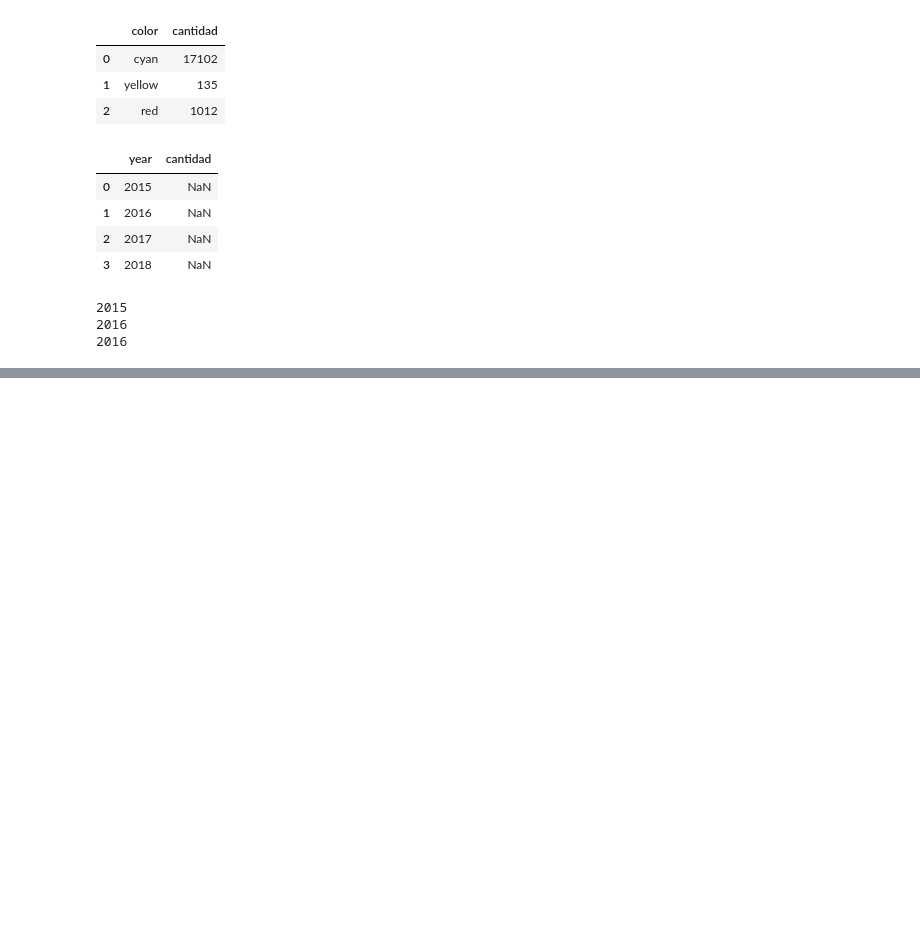
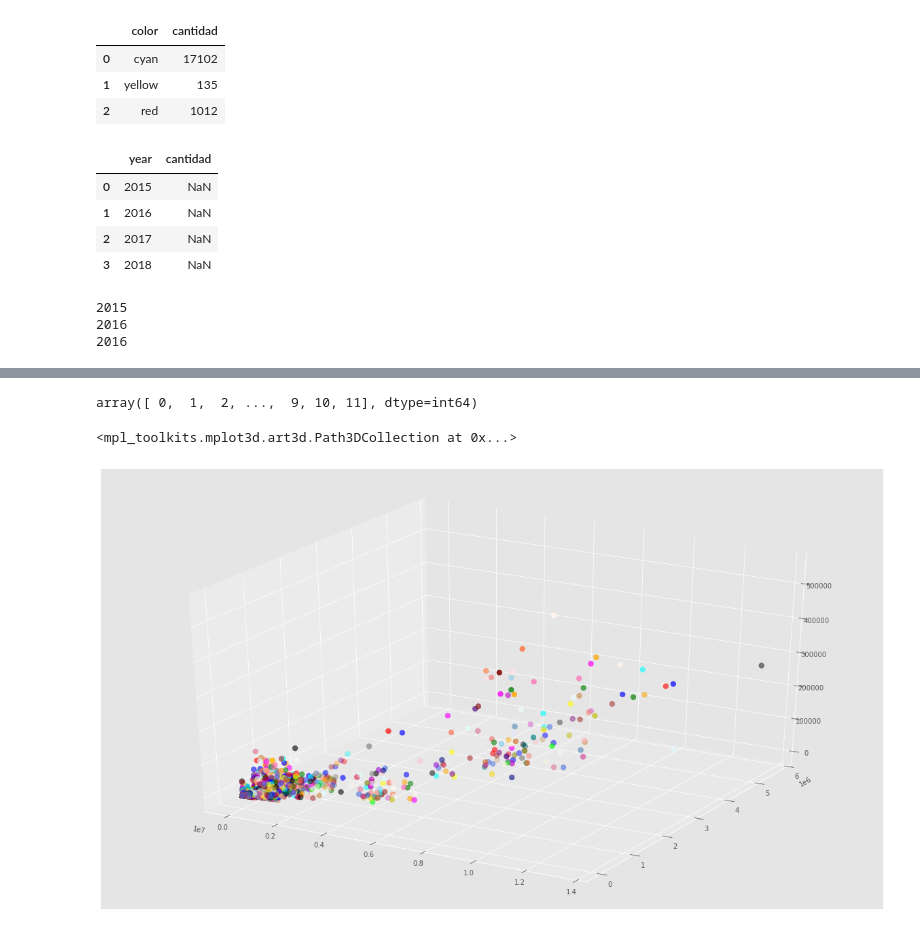
Before and after one commit to MauricioHernandezMatias/Mirepositorio, a Jupyter notebook: Actividad Evaluable_Patrones con K-means.ipynb, the cells around one changed output, grey strips where cells are left out. Cells and saved outputs as stored; diff of their text form; code cells hidden in the pictures; blank space fills up the shorter version.

```diff
--- a/Actividad Evaluable_Patrones con K-means.ipynb
+++ b/Actividad Evaluable_Patrones con K-means.ipynb
@@ -217,0 +229,23 @@ for row in closest:
+# %%
+#Para el ejercicio, sólo seleccionamos 3 dimensiones, para poder graficarlo
+X = np.array(dataframe[["Small Bags","Large Bags","XLarge Bags"]])
+y = np.array(dataframe['Unnamed: 0'])
+X.shape
+y
+# %% [output]
+array([ 0,  1,  2, ...,  9, 10, 11], dtype=int64)
+# %%
+from matplotlib import pyplot as plt
+import pandas as pd
+import numpy as np
+fig = plt.figure()
+ax = Axes3D(fig)
+colores=['blue','red','green','blue','cyan','yellow','orange','black','pink','brown','purple','royalblue','gray','crimson','darkviolet','navy','tomato','magenta','indigo','m','skyblue','lightcoral','maroon','mistyrose','coral','seashell','orange','g','fuchsia','hotpink','orchid','azure','aqua','y','ivory','salmon','brown','dimgrey','teal','lime','lavender','cornsilk','chocolate','olive','gold','tan','peru','lightcyan','steelblue','mediumvioletred','royalblue','palevioletred','beige','limegreen','turquoise','violet','plum','magenta','lavenderblush','lemonchiffon','bisque','darksalmon']
+#NOTA: asignamos la posición cero del array repetida pues las categorias comienzan en id 1.
+asignar=[]
+for row in y:
+    asignar.append(colores[row])
+ax.scatter(X[:, 0], X[:, 1], X[:, 2], c=asignar,s=60)
+# %% [output]
+<mpl_toolkits.mplot3d.art3d.Path3DCollection at 0x...>
+[figure, added]
```
Also changed, not shown: parts of 13 cells of this notebook.
